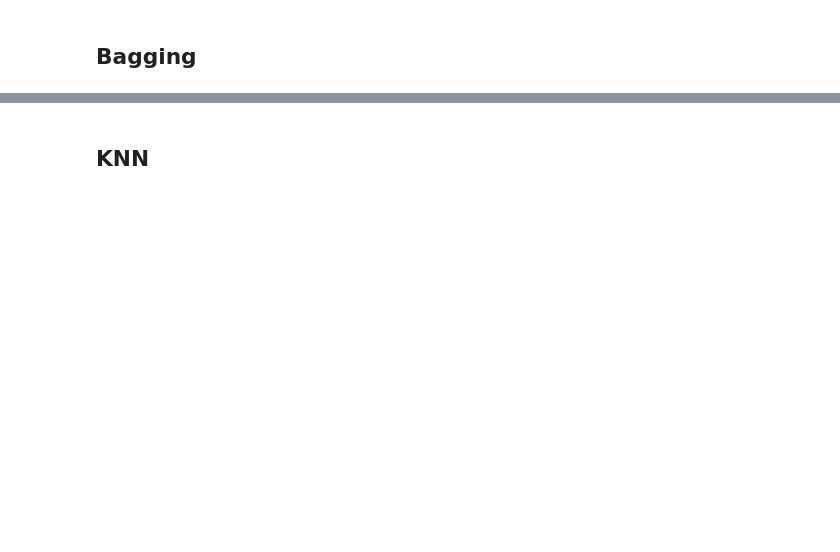
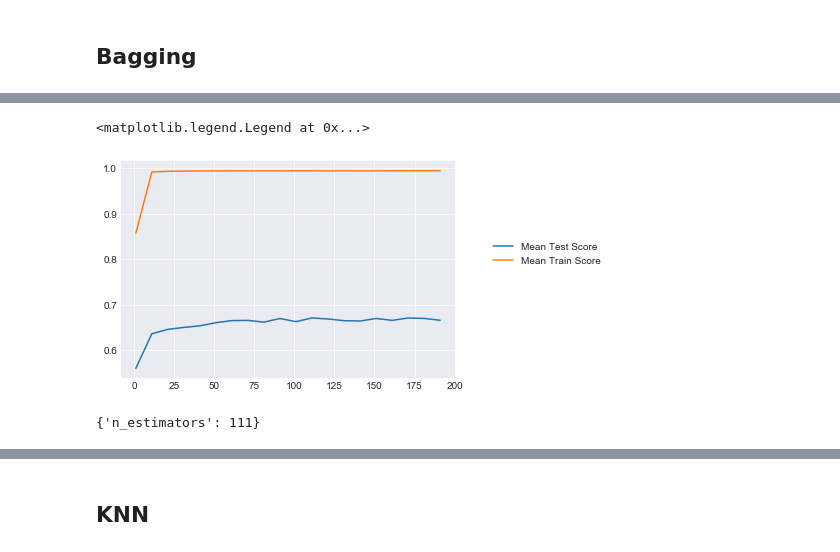
Before and after one commit to jtimdwyer/DSI_project_4, a Jupyter notebook: notebooks/06_Modeling_td.ipynb, the cells around one changed output, grey strips where cells are left out. Drawn from its saved outputs; the diff is of its cells as text; code cells hidden in the pictures; blank space fills up the shorter version.

```diff
--- a/notebooks/06_Modeling_td.ipynb
+++ b/notebooks/06_Modeling_td.ipynb
@@ -114,9 +210,8 @@ np.random.seed(41)
 
 bag = BaggingClassifier()
 params = {
-    'n_estimators': range(40, 70),
-#     'learning_rate': np.linspace()
+    'n_estimators': range(1,201, 10),
 }
-gs_bag = GridSearchCV(bag, param_grid = params, scoring='roc_auc', verbose=1)
+gs_bag = GridSearchCV(bag, param_grid = params, scoring='roc_auc', verbose=1, return_train_score=True)
 %time gs_bag.fit(X_train, y_train)
 # %% [output]
@@ -135,3 +231,15 @@ GridSearchCV(cv=None, error_score='raise',
+# %%
+mtest, mtrain = gs_bag.cv_results_['mean_test_score'], gs_bag.cv_results_['mean_train_score']
+plt.plot(params['n_estimators'], mtest, label='Mean Test Score')
+plt.plot(params['n_estimators'], mtrain, label='Mean Train Score')
+plt.legend(loc=(1.1, .5))
+# %% [output]
+<matplotlib.legend.Legend at 0x...>
+[figure, added]
+# %%
+gs_bag.best_params_
+# %% [output]
+{'n_estimators': 111}
 # %%
 gs_bag.score(X_train, y_train), gs_bag.score(X_test, y_test)
 # %% [output]
```
Also changed, not shown: parts of 29 cells of this notebook, 6 other files.
